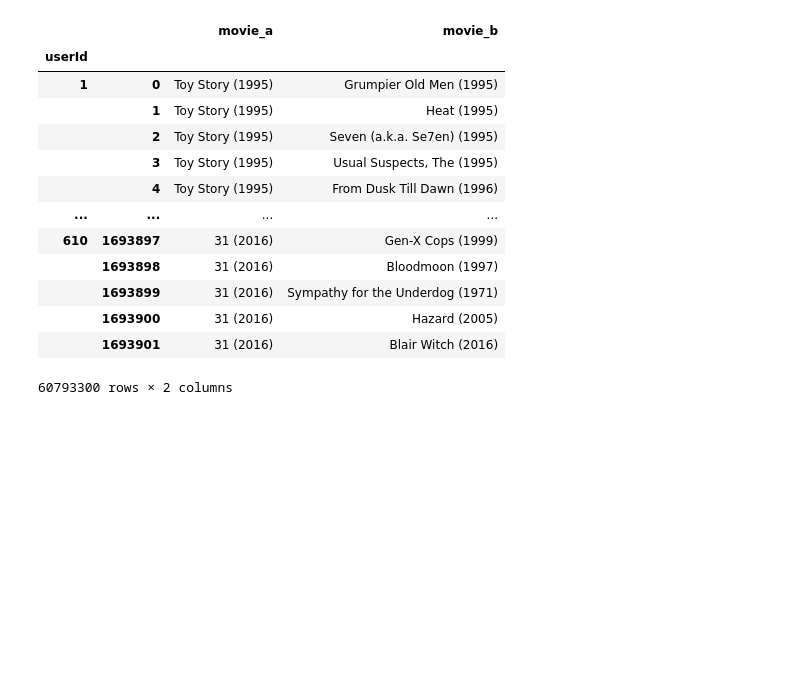
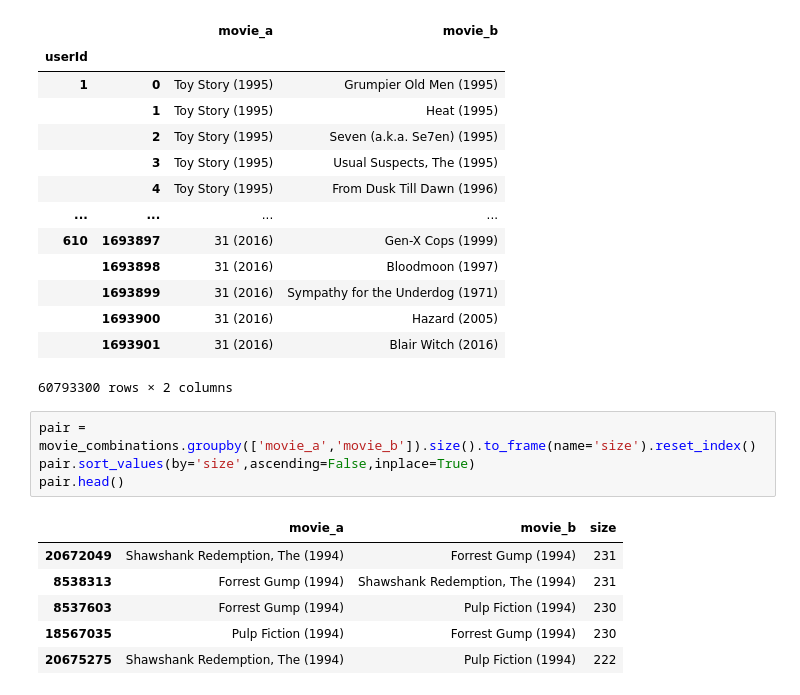
Before and after one commit to adambria1309/KurapikaZoldyck, a Jupyter notebook: Unlimited Chapter - Project/Building Recommendation Engine System.ipynb, the cells around one changed output. Cells and saved outputs as stored; diff of their text form; blank space fills up the shorter version.

```diff
--- a/Unlimited Chapter - Project/Building Recommendation Engine System.ipynb
+++ b/Unlimited Chapter - Project/Building Recommendation Engine System.ipynb
@@ -149,3 +167,14 @@ movie_combinations
 |  | 1693900 | 31 (2016) | Hazard (2005) |
 |  | 1693901 | 31 (2016) | Blair Witch (2016) |
 60793300 rows × 2 columns
+# %%
+pair = movie_combinations.groupby(['movie_a','movie_b']).size().to_frame(name='size').reset_index()
+pair.sort_values(by='size',ascending=False,inplace=True)
+pair.head()
+# %% [output]
+|  | movie_a | movie_b | size |
+| 20672049 | Shawshank Redemption, The (1994) | Forrest Gump (1994) | 231 |
+| 8538313 | Forrest Gump (1994) | Shawshank Redemption, The (1994) | 231 |
+| 8537603 | Forrest Gump (1994) | Pulp Fiction (1994) | 230 |
+| 18567035 | Pulp Fiction (1994) | Forrest Gump (1994) | 230 |
+| 20675275 | Shawshank Redemption, The (1994) | Pulp Fiction (1994) | 222 |
```
Also changed, not shown: parts of 8 cells of this notebook.
